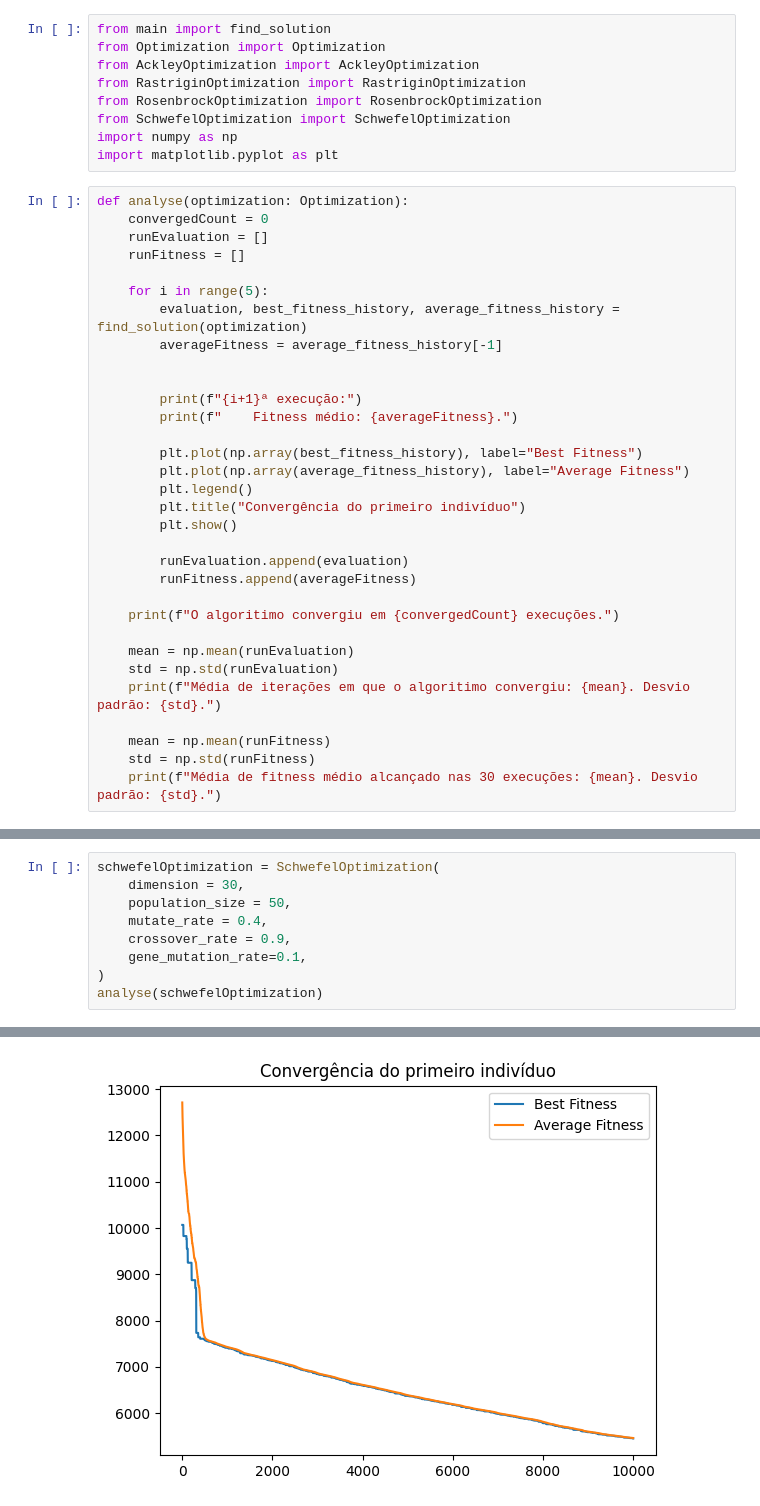
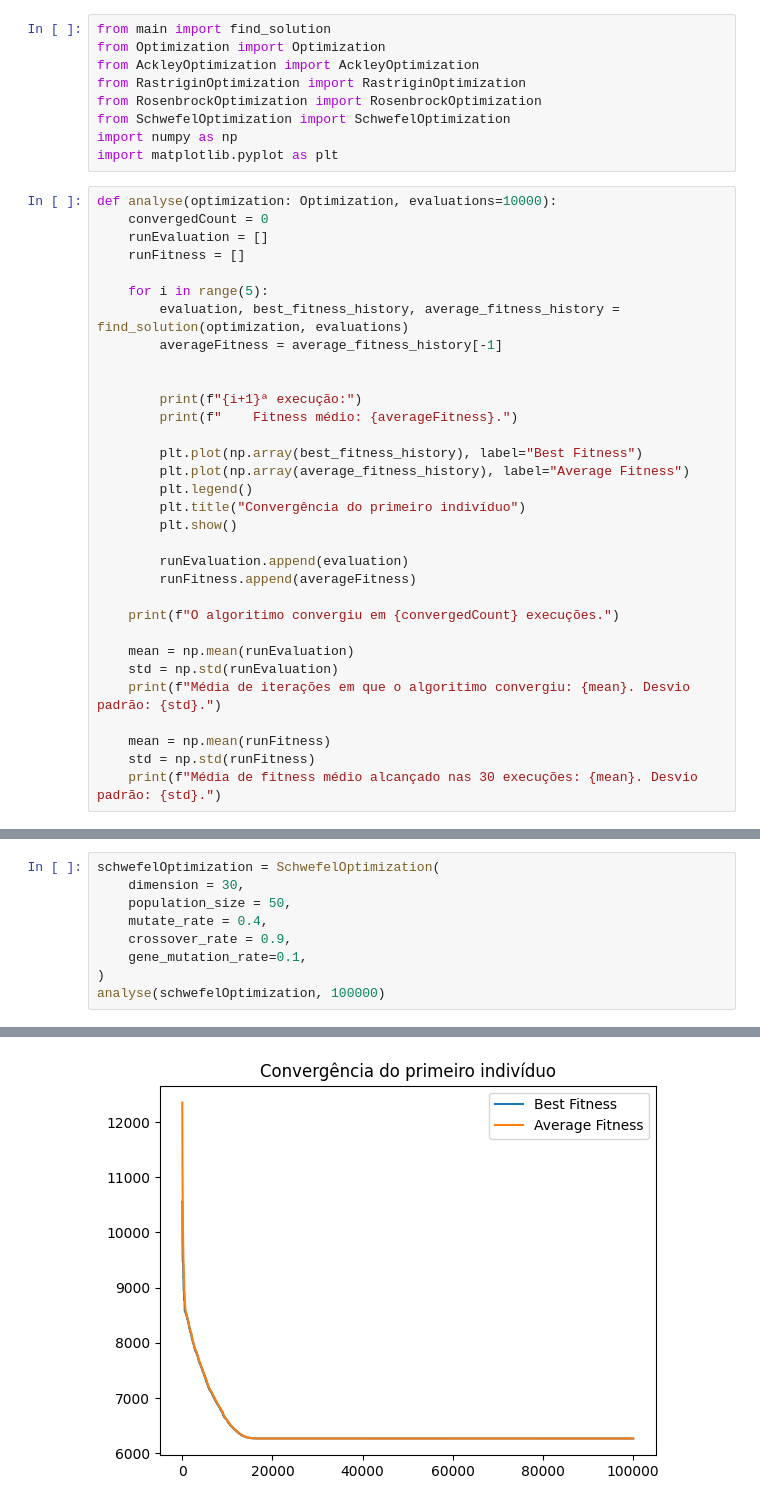
Before and after one commit to ajtfj/functions-optmization-GA, a Jupyter notebook: analysis.ipynb, the cells around one changed output, grey strips where cells are left out. Saved outputs shown, nothing was run; the diff lists cells and outputs as text.

```diff
--- a/analysis.ipynb
+++ b/analysis.ipynb
@@ -8,13 +8,13 @@ from SchwefelOptimization import SchwefelOptimization
 import numpy as np
 import matplotlib.pyplot as plt
 # %%
-def analyse(optimization: Optimization):
+def analyse(optimization: Optimization, evaluations=10000):
     convergedCount = 0
     runEvaluation = []
     runFitness = []
 
     for i in range(5):
-        evaluation, best_fitness_history, average_fitness_history = find_solution(optimization)
+        evaluation, best_fitness_history, average_fitness_history = find_solution(optimization, evaluations)
         averageFitness = average_fitness_history[-1]
 
 
@@ -131,6 +131,6 @@ schwefelOptimization = SchwefelOptimization(
     crossover_rate = 0.9,
     gene_mutation_rate=0.1,
 )
-analyse(schwefelOptimization)
+analyse(schwefelOptimization, 100000)
 # %% [output]
 1ª execução:
@@ -141,2 +141,2 @@ analyse(schwefelOptimization)
-[figure, old version]
+[figure, new version]
 3ª execução:
```
Also changed, not shown: parts of 4 cells of this notebook, 2 other files.
